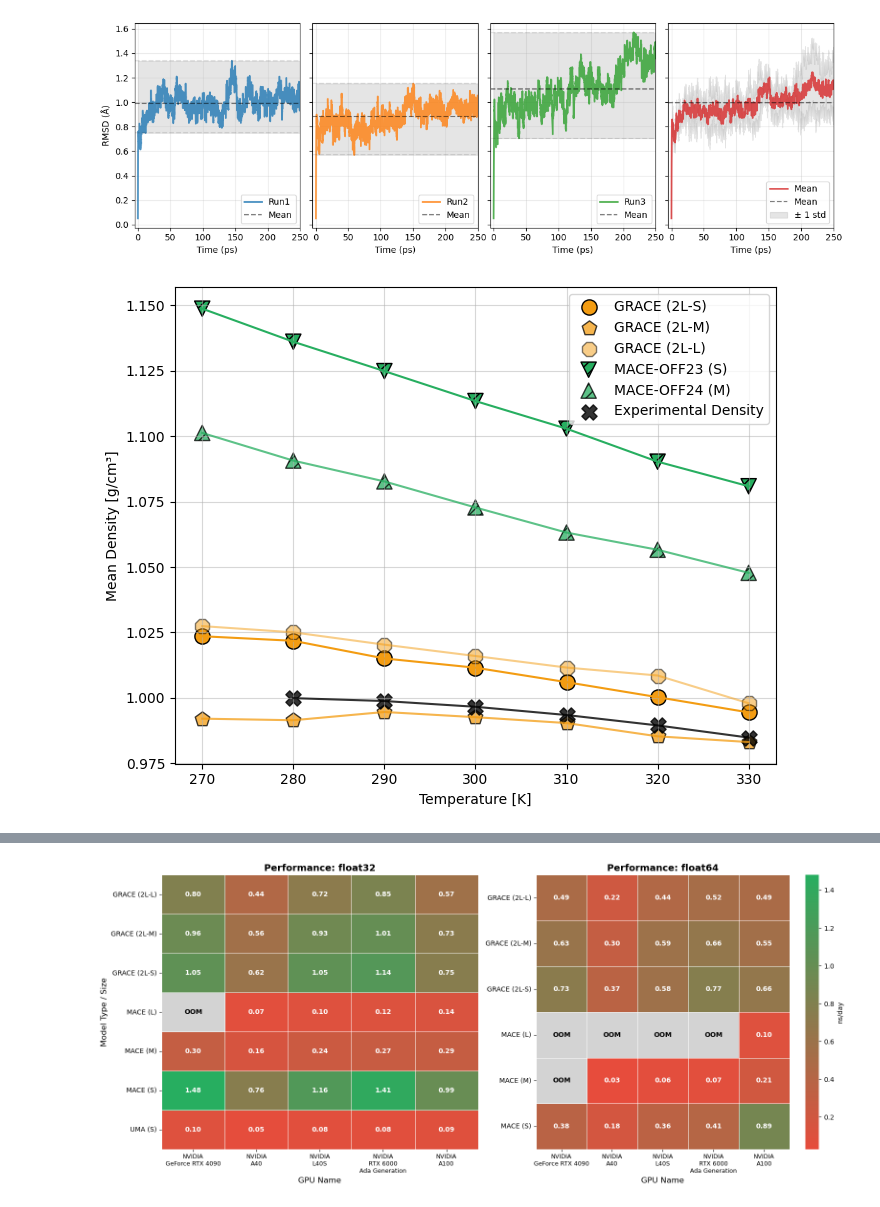
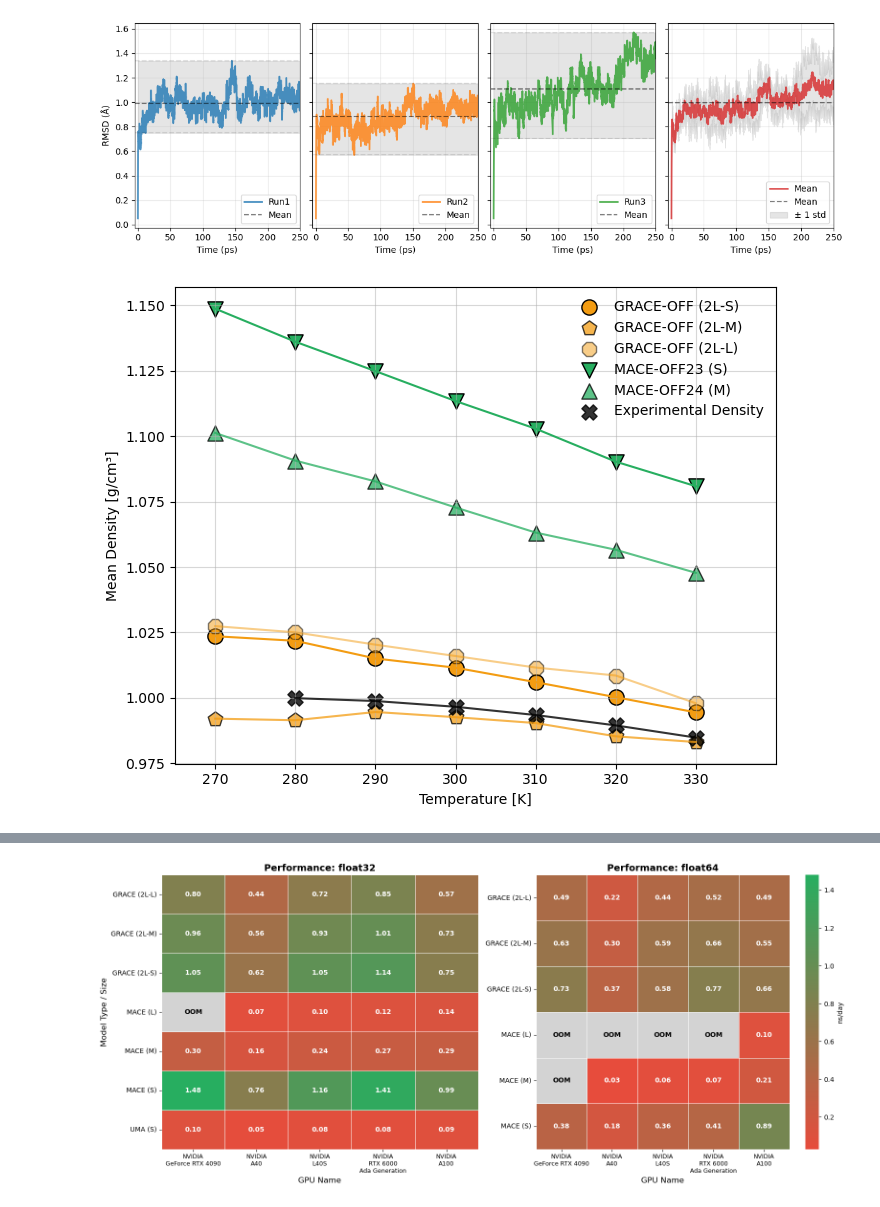
Before and after one commit to heid-lab/grace-off, a Jupyter notebook: analysis/final_plots_newColorScheme.ipynb, the cells around one changed output, grey strips where cells are left out. Cells and saved outputs as stored; diff of their text form; code cells hidden in the pictures.

```diff
--- a/analysis/final_plots_newColorScheme.ipynb
+++ b/analysis/final_plots_newColorScheme.ipynb
@@ -24,9 +24,9 @@ model_type_colors = {
 size_alpha = {"S": 1.0, "M": 0.75, "L": 0.5}
 
 markers = {
-    "GRACE (2L-S)": "o",
-    "GRACE (2L-M)": "p",
-    "GRACE (2L-L)": "8",
+    "GRACE-OFF (2L-S)": "o",
+    "GRACE-OFF (2L-M)": "p",
+    "GRACE-OFF (2L-L)": "8",
     "Experiment": "X",
     "MACE-OFF23(S)": "v",
     "MACE-OFF23(M)": "^",
@@ -37,8 +37,10 @@ markers = {
 ##### Final Plots for Energies and Forces #####
 
 # Load data
-# There are two possible files, energies_per_atom -> structures seen by GRACE and MACE, energies_per_atom_ood -> structure NOT seen by GRACE
-df = pd.read_csv("energies/energies_per_atom_ood.csv")
+# There are two possible files
+# energies_per_atom -> structures seen by GRACE and MACE (biased test set)
+# energies_per_atom_ood -> structure NOT seen by GRACE (GRACE test set)
+df = pd.read_csv("energies/energies_per_atom.csv")
 
 df["model"] = df["model"].str.upper()
 df["size"] = df["size"].replace("2l_small", "(2L-S)")
@@ -93,7 +95,7 @@ def create_label(row):
         else:
             return f"{row['model']}\n{size_str}"
     else:
-        return f"{row['model']}\n{row['model_size']}"
+        return f"{row['model']}-OFF\n{row['model_size']}"
 
 
 df["x_label"] = df.apply(create_label, axis=1)
@@ -218,7 +220,7 @@ legend_elements = [
 # )
 
 plt.tight_layout(rect=[0, 0.05, 1, 1])
-# plt.savefig("energies.pdf", bbox_inches="tight")
-plt.savefig("energies_grace_test.pdf", bbox_inches="tight")
+# plt.savefig("energies_grace_test.pdf", bbox_inches="tight")
+plt.savefig("energies_biased.pdf", bbox_inches="tight")
 plt.show()
 # %% [output]
@@ -763,27 +768,27 @@ plt.savefig("crambin_rmsd_single_runs.pdf")
 # %%
 # --- Read the CSV ---
 mean_data = pd.read_csv("temp_density/all_density_means.csv")
-mean_data = mean_data[1:]
+mean_data = mean_data[0:]
 
 # --- Define styles for each column (except Temperature) ---
 plot_styles = {
     "GRACE (2L-S)": {
         "color": model_type_colors["GRACE_2L"],
-        "marker": markers["GRACE (2L-S)"],
+        "marker": markers["GRACE-OFF (2L-S)"],
         "alpha": size_alpha["S"],
-        "label": "GRACE (2L-S)",
+        "label": "GRACE-OFF (2L-S)",
     },
     "GRACE (2L-M)": {
         "color": model_type_colors["GRACE_2L"],
-        "marker": markers["GRACE (2L-M)"],
+        "marker": markers["GRACE-OFF (2L-M)"],
         "alpha": size_alpha["M"],
-        "label": "GRACE (2L-M)",
+        "label": "GRACE-OFF (2L-M)",
     },
     "GRACE (2L-L)": {
         "color": model_type_colors["GRACE_2L"],
-        "marker": markers["GRACE (2L-L)"],
+        "marker": markers["GRACE-OFF (2L-L)"],
         "alpha": size_alpha["L"],
-        "label": "GRACE (2L-L)",
+        "label": "GRACE-OFF (2L-L)",
     },
     "MACE (S)": {
         "color": model_type_colors["MACE"],
@@ -808,33 +813,34 @@ plot_styles = {
 plt.figure(figsize=(7, 5.5))
 
 # --- Loop over columns to plot ---
 for col, style in plot_styles.items():
     temps = mean_data["Temperature_K"]
     values = mean_data[col]
 
     plt.scatter(
         temps,
         values,
         color=style["color"],
         marker=style["marker"],
         edgecolor="k" if col != "Experimental" else None,
         s=120,
         label=style["label"],
         alpha=style["alpha"],
-        hatch="///" if "MACE" in col else None,
+        # hatch="///" if "MACE" in col else None,
     )
 
     plt.plot(temps, values, color=style["color"], alpha=style["alpha"])
 
 # --- Final plot formatting ---
 plt.xticks([270, 280, 290, 300, 310, 320, 330])
+plt.xlim([265, 340])
 plt.xlabel("Temperature [K]")
 plt.ylabel("Mean Density [g/cm³]")
 plt.grid(True, alpha=0.5)
-plt.legend()
+plt.legend(frameon=False)
 
 plt.tight_layout()
 plt.savefig("density_vs_temperature.pdf")
 plt.show()
 # %% [output]
-[figure, old version]
+[figure, new version]
```
Also changed, not shown: parts of 9 cells of this notebook.
